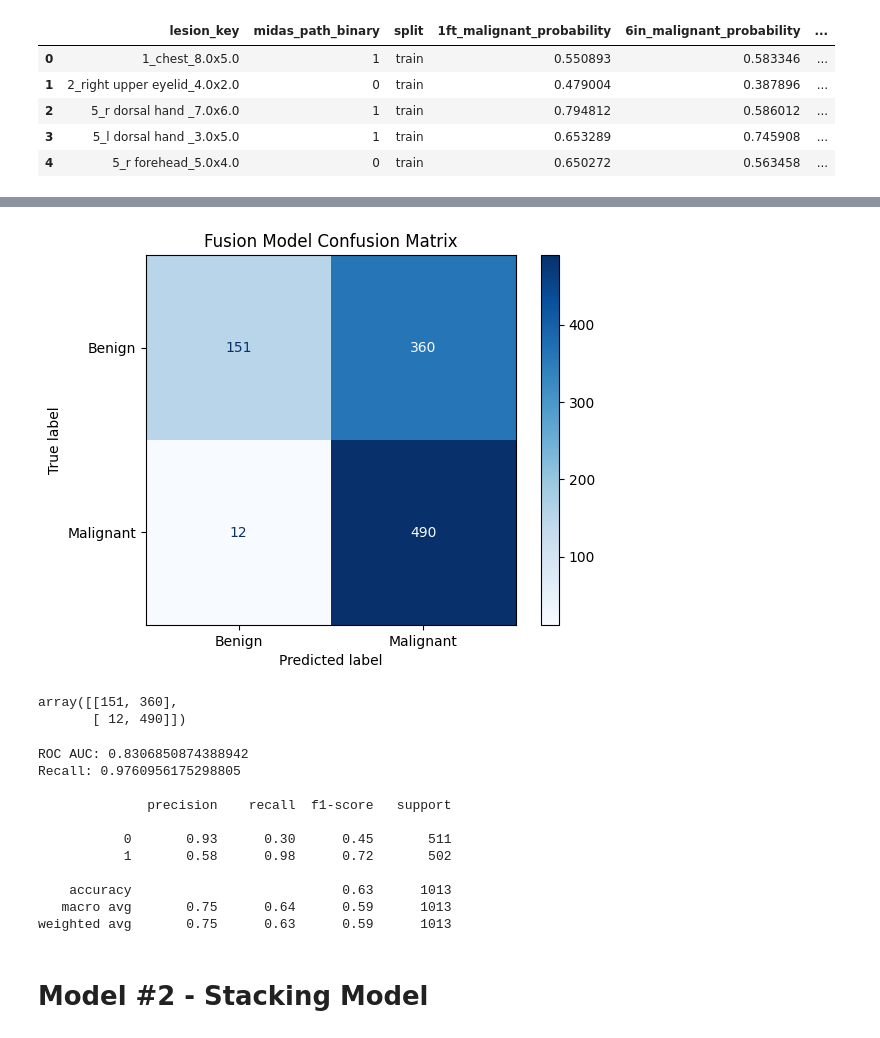
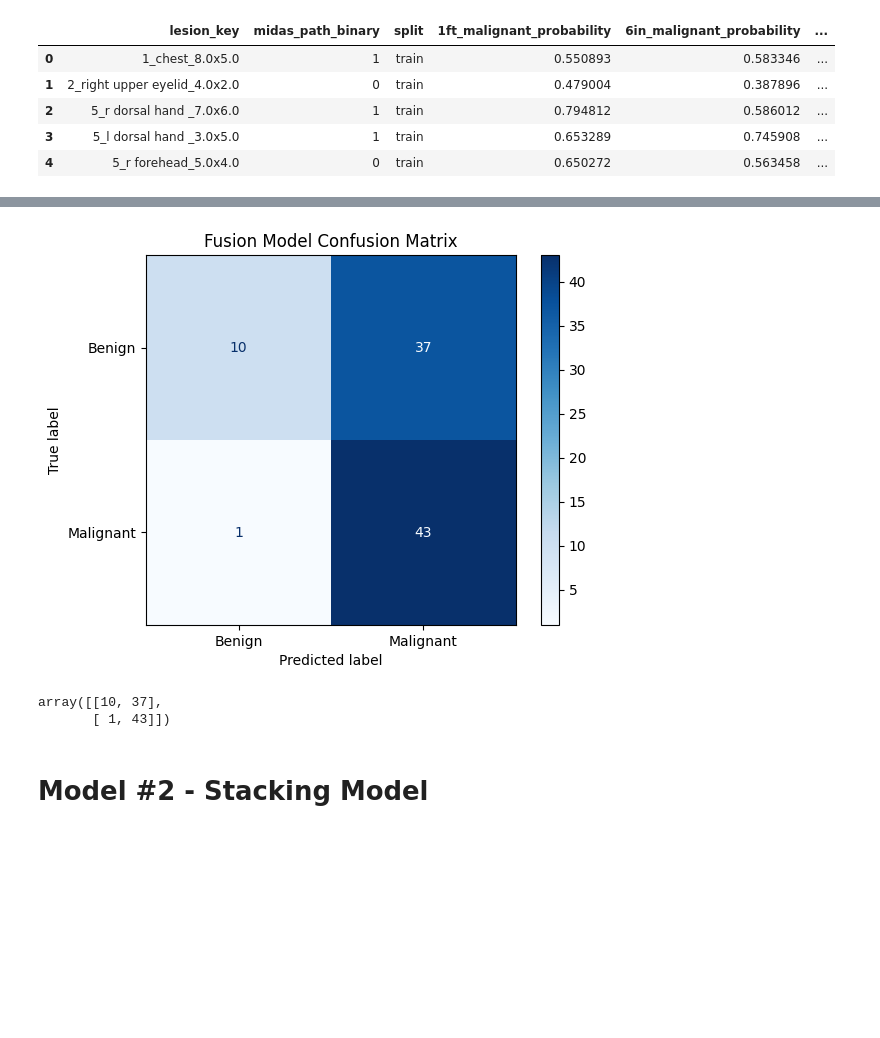
Before and after one commit to umich-mads-capstone/mra_midas_skin_cancer_ml, a Jupyter notebook: notebooks/99_perform_late_fusion.ipynb, the cells around one changed output, grey strips where cells are left out. Drawn from its saved outputs; the diff is of its cells as text; code cells hidden in the pictures; blank space fills up the shorter version.

Commit message:
Finetuned late fusion models

```diff
--- a/notebooks/99_perform_late_fusion.ipynb
+++ b/notebooks/99_perform_late_fusion.ipynb
@@ -197,0 +236,25 @@ Best weights: [0.1 0.3 0.4 0.2]
+# %%
+def find_threshold_for_target_recall(y_true, y_prob, target_recall=0.95):
+    thresholds = np.linspace(1, 0, 200)
+
+    best_threshold = 0.4
+
+    for t in thresholds:
+        y_pred = (y_prob >= t).astype(int)
+        tp = ((y_true == 1) & (y_pred == 1)).sum()
+        fn = ((y_true == 1) & (y_pred == 0)).sum()
+
+        recall = tp / (tp + fn + 1e-8)
+
+        if recall >= target_recall:
+            best_threshold = t
+            break
+
+    print(f"Selected threshold: {best_threshold:.4f}")
+    return best_threshold
+# %%
+val_threshold = find_threshold_for_target_recall(
+    val_df["midas_path_binary"].values,
+    val_df["fusion_probability"].values,
+    target_recall=0.96
+)
@@ -201,10 +296,21 @@ def plot_confusion_matrix(df, threshold=0.4):
     Create and display confusion matrix for fusion model.
     """
 
-    y_true = df["midas_path_binary"].astype(int)
-    y_prob = df["fusion_probability"]
+    df = df.copy()
 
+    # Drop missing values
+    df = df.dropna(subset=["midas_path_binary", "fusion_probability"])
+
+    # Force binary format
+    y_true = df["midas_path_binary"].astype(int).values
+    y_prob = df["fusion_probability"].astype(float).values
+
+    # Convert to predictions
     y_pred = (y_prob >= threshold).astype(int)
+
+    # Debug safety checks
+    assert set(np.unique(y_true)).issubset({0, 1}), "y_true not binary"
+    assert len(y_true) == len(y_pred), "Length mismatch"
 
     cm = confusion_matrix(y_true, y_pred)
 
@@ -218,9 +324,3 @@ def plot_confusion_matrix(df, threshold=0.4):
     plt.show()
 
     return cm
-# %%
-plot_confusion_matrix(fusion_df, threshold=0.4)
-# %% [output]
-[figure, removed]
-array([[151, 360],
-       [ 12, 490]])
@@ -245,17 +327,9 @@ def evaluate_fusion(df, threshold=0.4):
-# %%
-evaluate_fusion(fusion_df, threshold=0.4)
-# %% [output]
-ROC AUC: 0.8306850874388942
-Recall: 0.9760956175298805
-
-              precision    recall  f1-score   support
-
-           0       0.93      0.30      0.45       511
-           1       0.58      0.98      0.72       502
-
-    accuracy                           0.63      1013
-   macro avg       0.75      0.64      0.59      1013
-weighted avg       0.75      0.63      0.59      1013
+# %%
+plot_confusion_matrix(test_df, threshold=val_threshold)
+# %% [output]
+[figure, added]
+array([[10, 37],
+       [ 1, 43]])
 # %% [markdown]
 # Model \#2 \- Stacking Model
 # %%
```
Also changed, not shown: parts of 10 cells of this notebook, 1 other file.
